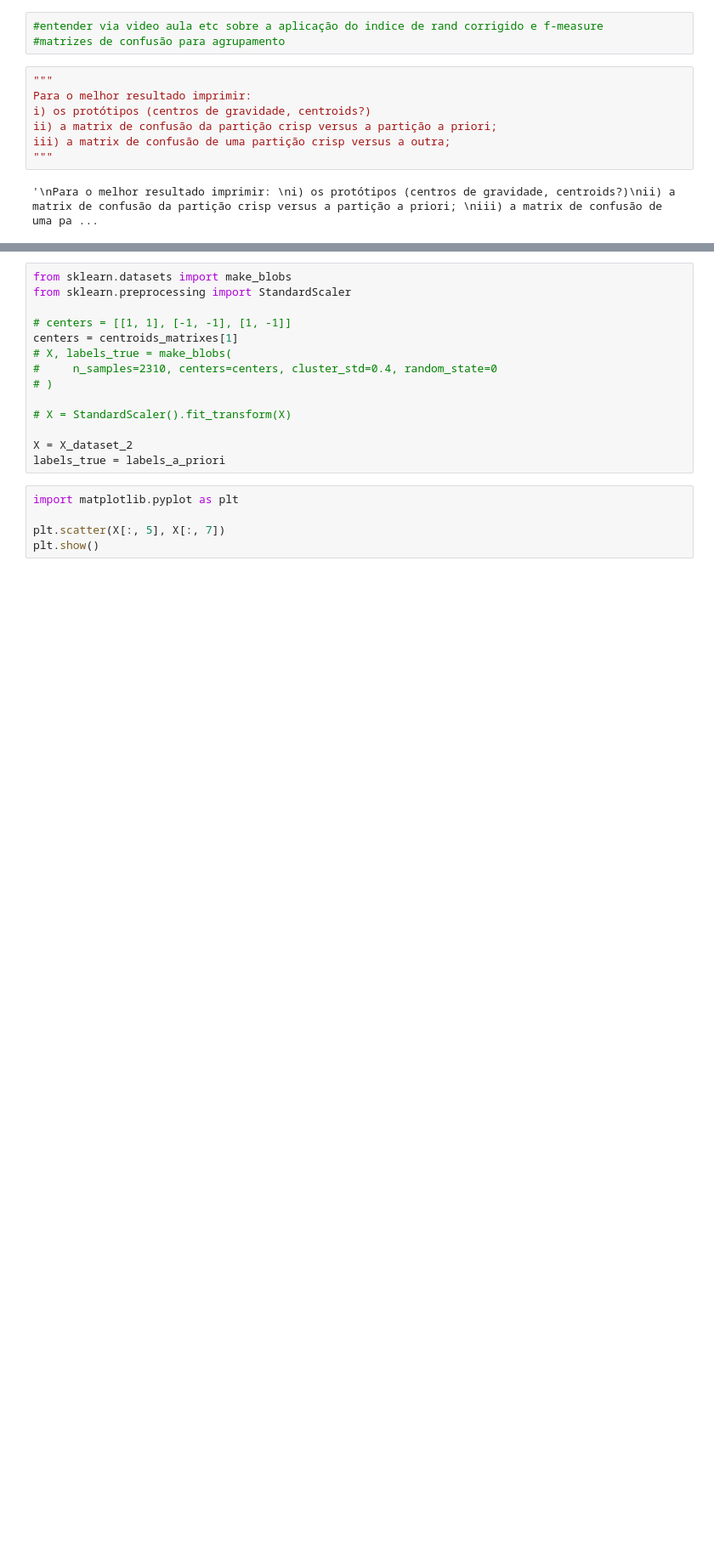
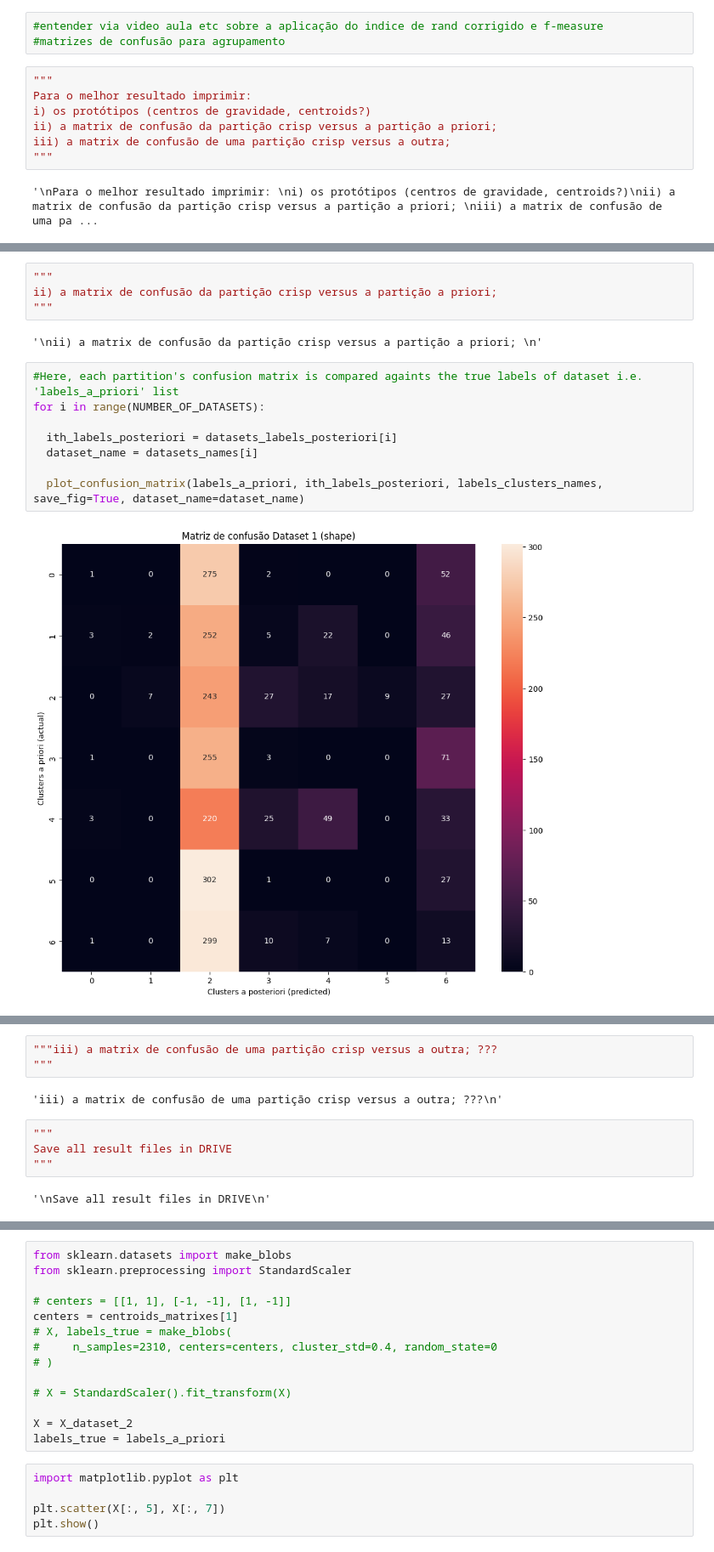
Before and after one commit to allansdefreitas/unsupervised-learning, a Jupyter notebook: questao_1.ipynb, the cells around one changed output, grey strips where cells are left out. Shown at 85% size. Cells and saved outputs as stored; diff of their text form; blank space fills up the shorter version.

```diff
--- a/questao_1.ipynb
+++ b/questao_1.ipynb
@@ -711,0 +908,16 @@ array([[0.        , 4.70444794, 1.6171966 , 1.88558331],
+# %%
+"""
+ii) a matrix de confusão da partição crisp versus a partição a priori;
+"""
+# %% [output]
+'\nii) a matrix de confusão da partição crisp versus a partição a priori; \n'
+# %%
+#Here, each partition's confusion matrix is compared againts the true labels of dataset i.e. 'labels_a_priori' list
+for i in range(NUMBER_OF_DATASETS):
+
+  ith_labels_posteriori = datasets_labels_posteriori[i]
+  dataset_name = datasets_names[i]
+
+  plot_confusion_matrix(labels_a_priori, ith_labels_posteriori, labels_clusters_names, save_fig=True, dataset_name=dataset_name)
+# %% [output]
+[figure, added]
@@ -711,0 +926,11 @@ array([[0.        , 4.70444794, 1.6171966 , 1.88558331],
+# %%
+"""iii) a matrix de confusão de uma partição crisp versus a outra; ???
+"""
+# %% [output]
+'iii) a matrix de confusão de uma partição crisp versus a outra; ???\n'
+# %%
+"""
+Save all result files in DRIVE
+"""
+# %% [output]
+'\nSave all result files in DRIVE\n'
```
Also changed, not shown: parts of 26 cells of this notebook.
